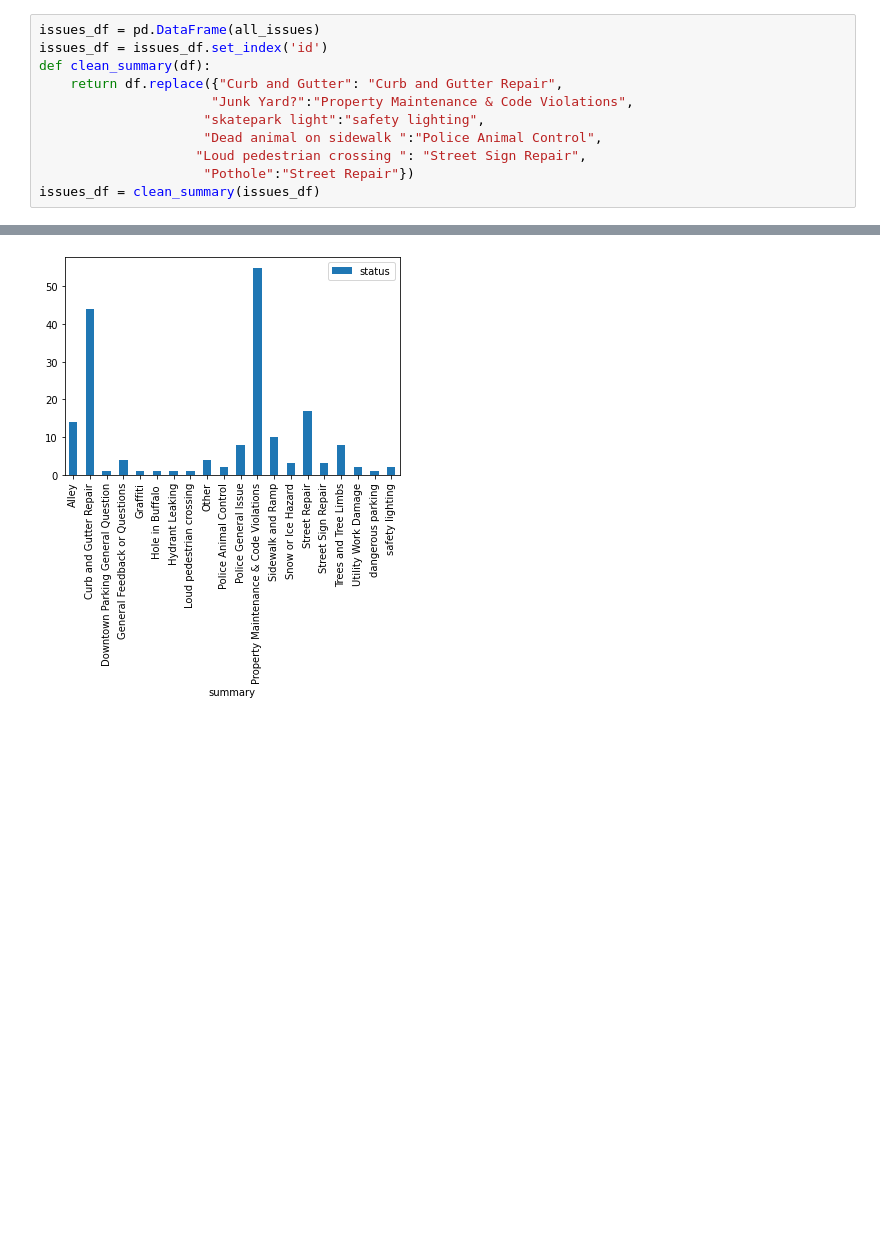
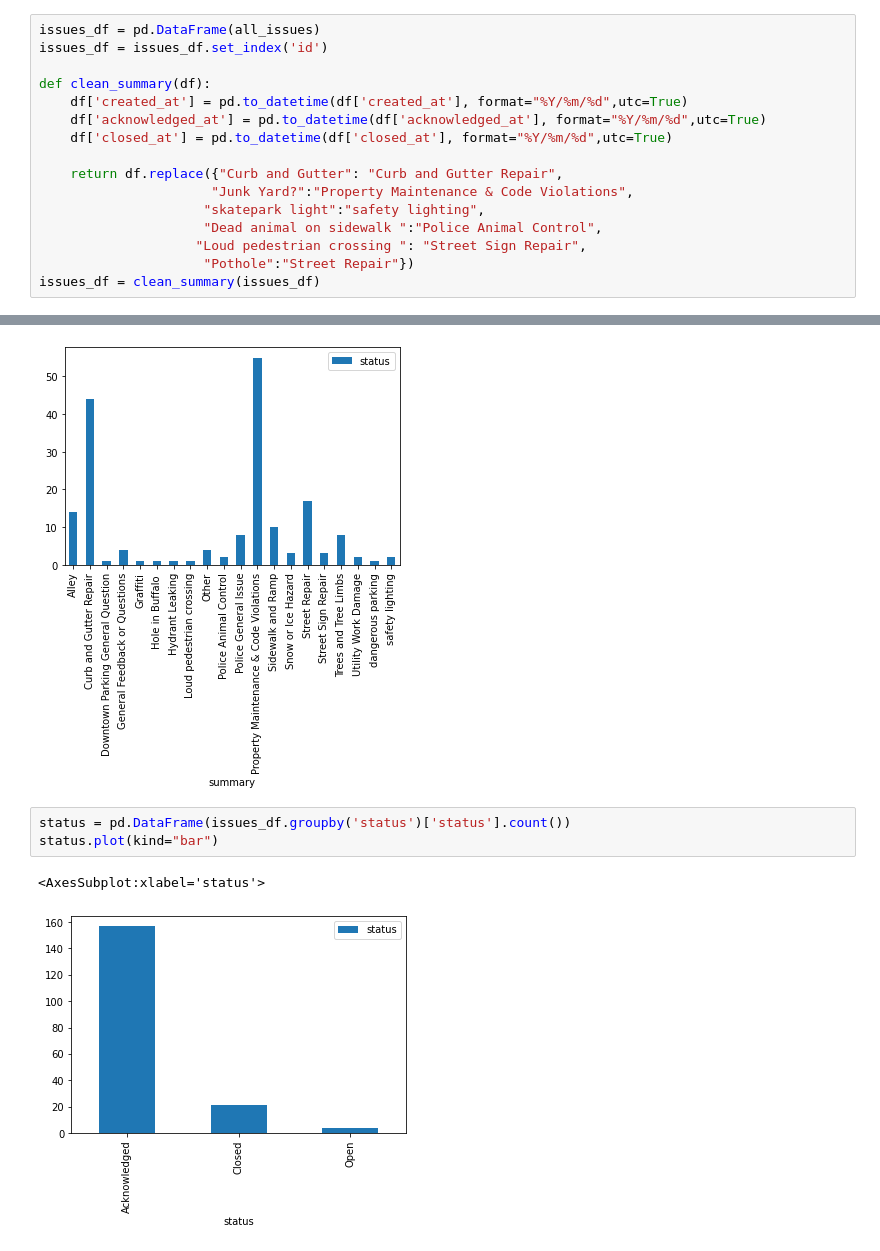
Before and after one commit to benjamenalford/seeClickFixPython, a Jupyter notebook: getting_data.ipynb, the cells around one changed output, grey strips where cells are left out. Drawn from its saved outputs; the diff is of its cells as text; blank space fills up the shorter version.

```diff
--- a/getting_data.ipynb
+++ b/getting_data.ipynb
@@ -34,7 +35,12 @@ getting page 10 of 10
 # %%
 issues_df = pd.DataFrame(all_issues)
 issues_df = issues_df.set_index('id')
+
 def clean_summary(df):
+    df['created_at'] = pd.to_datetime(df['created_at'], format="%Y/%m/%d",utc=True)
+    df['acknowledged_at'] = pd.to_datetime(df['acknowledged_at'], format="%Y/%m/%d",utc=True)
+    df['closed_at'] = pd.to_datetime(df['closed_at'], format="%Y/%m/%d",utc=True)
+
     return df.replace({"Curb and Gutter": "Curb and Gutter Repair",
                       "Junk Yard?":"Property Maintenance & Code Violations",
                      "skatepark light":"safety lighting",
@@ -74,3 +78,9 @@ summary_df.plot(kind="bar")
 # %% [output]
 <AxesSubplot:xlabel='summary'>
 [figure]
+# %%
+status = pd.DataFrame(issues_df.groupby('status')['status'].count())
+status.plot(kind="bar")
+# %% [output]
+<AxesSubplot:xlabel='status'>
+[figure, added]
```
Also changed, not shown: parts of 4 cells of this notebook.
